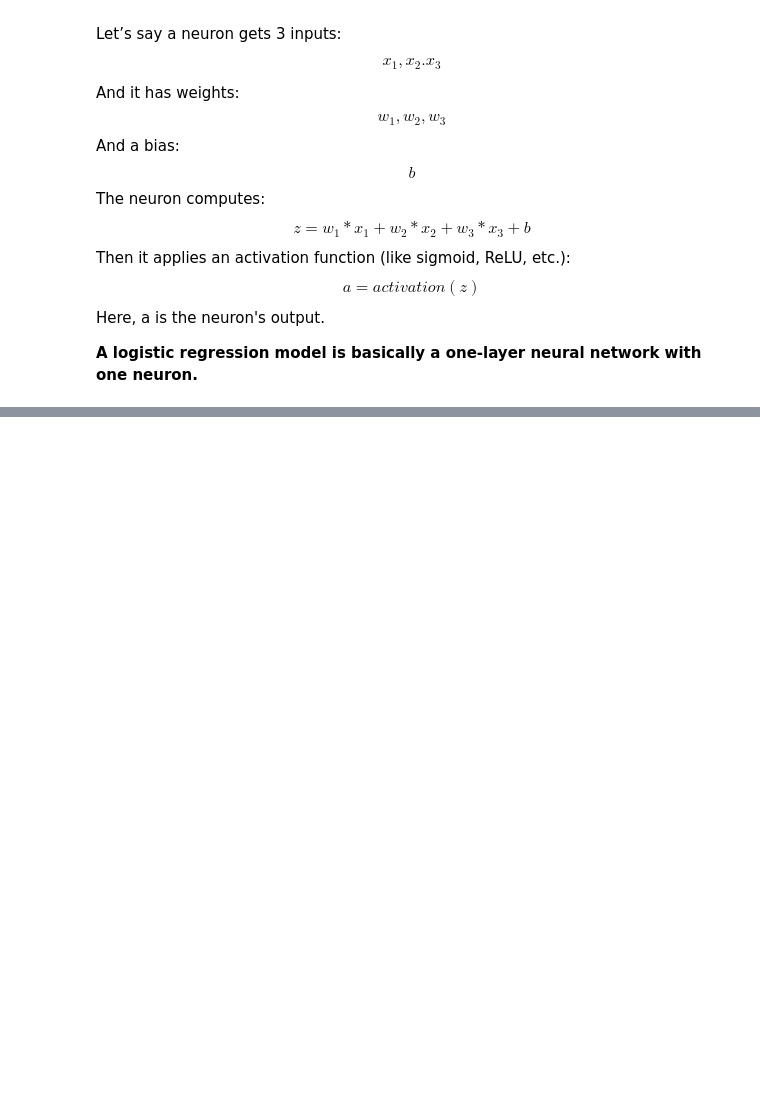
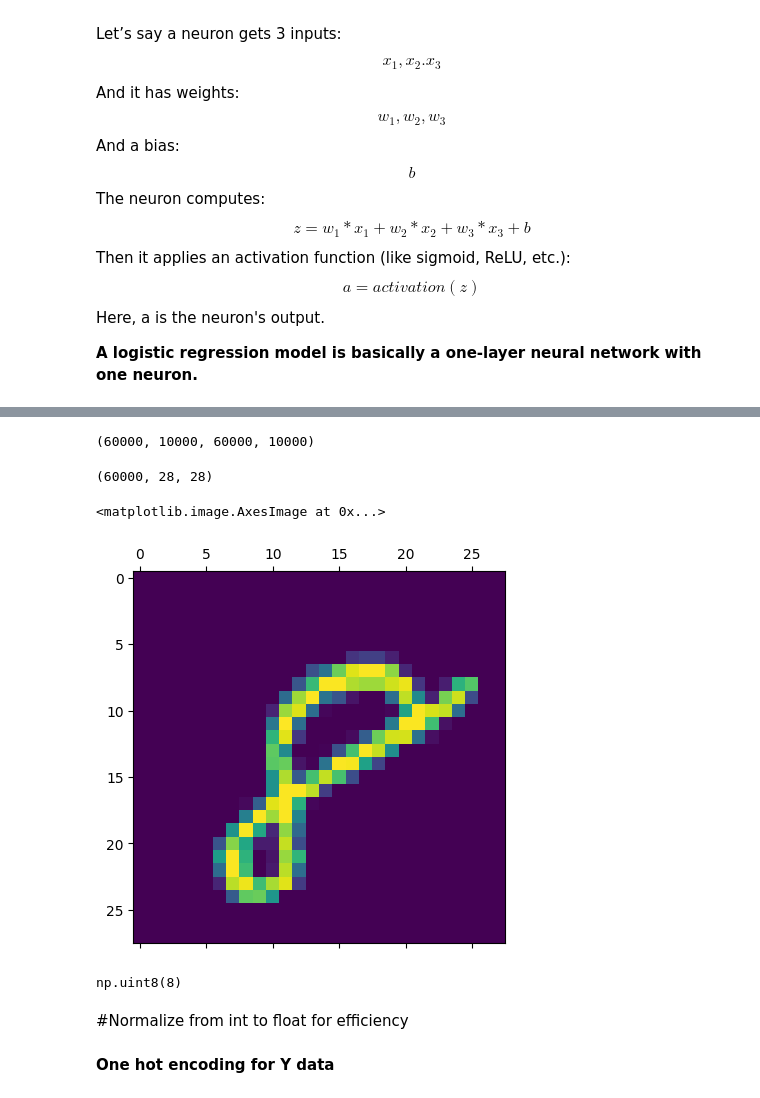
Before and after one commit to Numanur/data-science-ml, a Jupyter notebook: Deep_Learning.ipynb, the cells around one changed output, grey strips where cells are left out. Saved outputs shown, nothing was run; the diff lists cells and outputs as text; code cells hidden in the pictures; blank space fills up the shorter version.

```diff
--- a/Deep_Learning.ipynb
+++ b/Deep_Learning.ipynb
@@ -26,0 +44,2 @@ Here, a is the neuron's output.
+# %%
+(X_train, y_train), (X_test, y_test) = mnist.load_data()
@@ -26,0 +49,19 @@ Here, a is the neuron's output.
+# %%
+len(X_train), len(X_test), len(y_train), len(y_test)
+# %% [output]
+(60000, 10000, 60000, 10000)
+# %%
+X_train.shape
+# %% [output]
+(60000, 28, 28)
+# %%
+plt.matshow(X_train[59999])
+# %% [output]
+<matplotlib.image.AxesImage at 0x...>
+[figure, added]
+# %%
+y_train[59999]
+# %% [output]
+np.uint8(8)
+# %% [markdown]
+#Normalize from int to float for efficiency
@@ -26,0 +71,2 @@ Here, a is the neuron's output.
+# %% [markdown]
+**One hot encoding for Y data**
```
Also changed, not shown: parts of 19 cells of this notebook.
